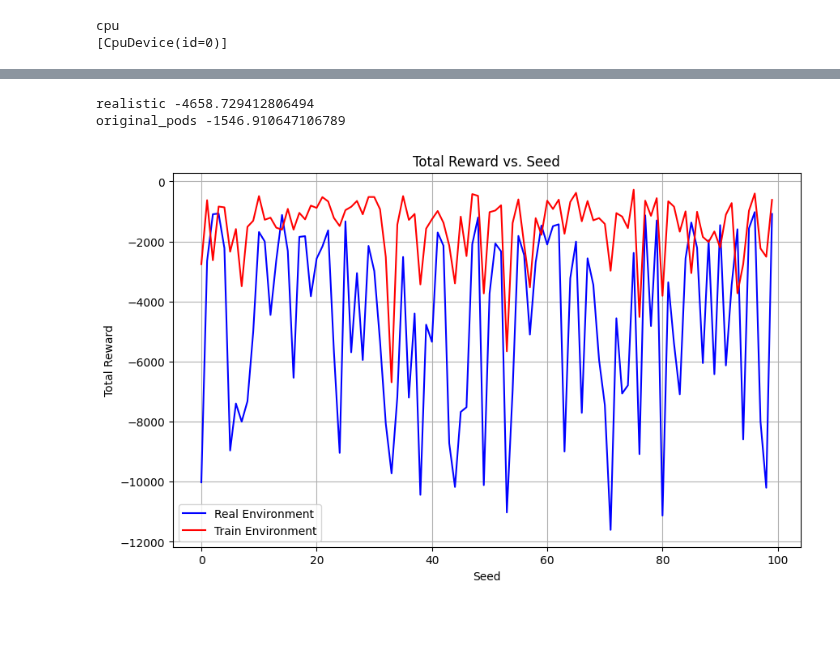
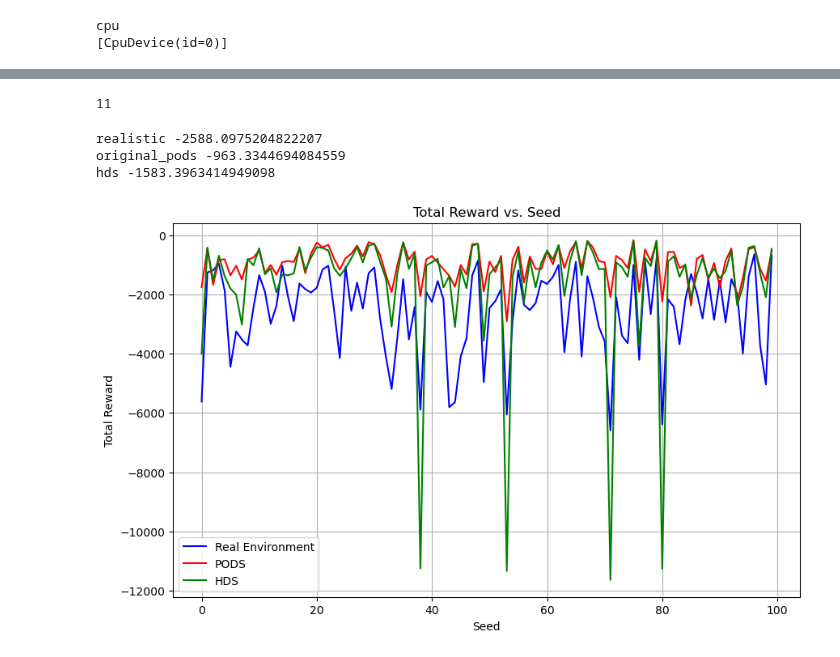
Before and after one commit to dcsteinhauser/HDS, a Jupyter notebook: sim2real_test.ipynb, the cells around one changed output, grey strips where cells are left out. Cells and saved outputs as stored; diff of their text form; code cells hidden in the pictures; blank space fills up the shorter version.

```diff
--- a/sim2real_test.ipynb
+++ b/sim2real_test.ipynb
@@ -49,6 +51,6 @@ def progress_f(x_data,y_data,epoch,reward):
     plt.plot(x_data, y_data)
     plt.show()
 
-# policy_hds = train_hds(env,trajectory_length=100 ,num_samples=100,epochs=20, inner_epochs=20, alpha_a=8e-5, aggregation_factor_beta=0.0,init_learning_rate=1e-3, init_noise=0.1, noise_decay=0.8, progress_fn=progress_f)
-policy_pods = train_pods(env,trajectory_length=100 ,num_samples=100,epochs=20, inner_epochs=20, alpha_a=8e-5, init_learning_rate=1e-3, progress_fn=progress_f)
+policy_hds = train_hds(env,trajectory_length=100 ,num_samples=100,epochs=100, inner_epochs=20, alpha_a=8e-5, aggregation_factor_beta=0.175,init_learning_rate=1e-3, init_noise=0.1, noise_decay=0.8, progress_fn=progress_f)
+policy_pods = train_pods(env,trajectory_length=100 ,num_samples=100,epochs=100, inner_epochs=20, alpha_a=8e-5, init_learning_rate=1e-3, progress_fn=progress_f)
 # %% [output]
@@ -63,6 +59,6 @@ big epoch: 19 small epoch: 6 Loss 6.028377824200419e-06
 # %%
 realistic_env = RealisticPendulum.RealisticPendulum()
-# inference_fn_hds = policy_hds()
+inference_fn_hds = policy_hds()
 inference_fn_pods = policy_pods()
 
 @partial(jax.vmap, in_axes=(None, None, None, 0), axis_name="batch")
@@ -77,7 +73,7 @@ def rollout_policy(
 
     state = env.reset(prng_keys)
     keys = jax.random.split(prng_keys, trajectory_length)
-    _, (states, actions, rewards_future, pipeline_states) = jax.lax.scan(
+    _, (states, actions, rewards_future) = jax.lax.scan(
         step_trajectory, state, xs=keys
     )
 
@@ -97,32 +93,35 @@ subkeys = jax.random.split(prng_key, num=100)
 
 _, _ , rewards_original_pods  = rollout_policy(env, inference_fn_pods, 100, subkeys)
 _, _ , rewards_realistic = rollout_policy(realistic_env, inference_fn_pods, 100, subkeys)
-# _, _ , rewards_hds = rollout_policy(env, inference_fn_hds, 100, subkeys)
+_, _ , rewards_hds = rollout_policy(env, inference_fn_hds, 100, subkeys)
 
 average_reward_original_pods = jp.mean(rewards_original_pods)
 average_reward_realistic = jp.mean(rewards_realistic)
-# average_reward_hds = jp.mean(rewards_hds)
+average_reward_hds = jp.mean(rewards_hds)
+# %% [output]
+11
 # %%
 print(f'realistic {jp.mean(jp.array(average_reward_realistic))}')
 print(f'original_pods {jp.mean(jp.array(average_reward_original_pods))}')
-# print(f'hds {jp.mean(jp.array(average_reward_hds))}')
+print(f'hds {jp.mean(jp.array(average_reward_hds))}')
 # %% [output]
-realistic -4658.729412806494
-original_pods -1546.910647106789
+realistic -2588.0975204822207
+original_pods -963.3344694084559
+hds -1583.3963414949098
 # %%
 seeds = [x for x in range(100)]
 plt.figure(figsize=(10, 6))
 plt.plot(seeds, rewards_realistic, label='Real Environment', color='blue')
-plt.plot(seeds, rewards_original_pods, label='Train Environment', color='red')
-# plt.plasma(seeds, rewards_hds, label='HDS', color='green')
+plt.plot(seeds, rewards_original_pods, label='PODS', color='red')
+plt.plot(seeds, rewards_hds, label='HDS', color='green')
 plt.xlabel('Seed')
 plt.ylabel('Total Reward')
 plt.title('Total Reward vs. Seed')
 plt.legend()
 plt.grid(True)
 plt.show()
 # %% [output]
-[figure, old version]
+[figure, new version]
 # %%
 
 yes=html.render(env.sys.replace(dt=env.dt), rollout_realistic)
```
Also changed, not shown: parts of 3 cells of this notebook.
